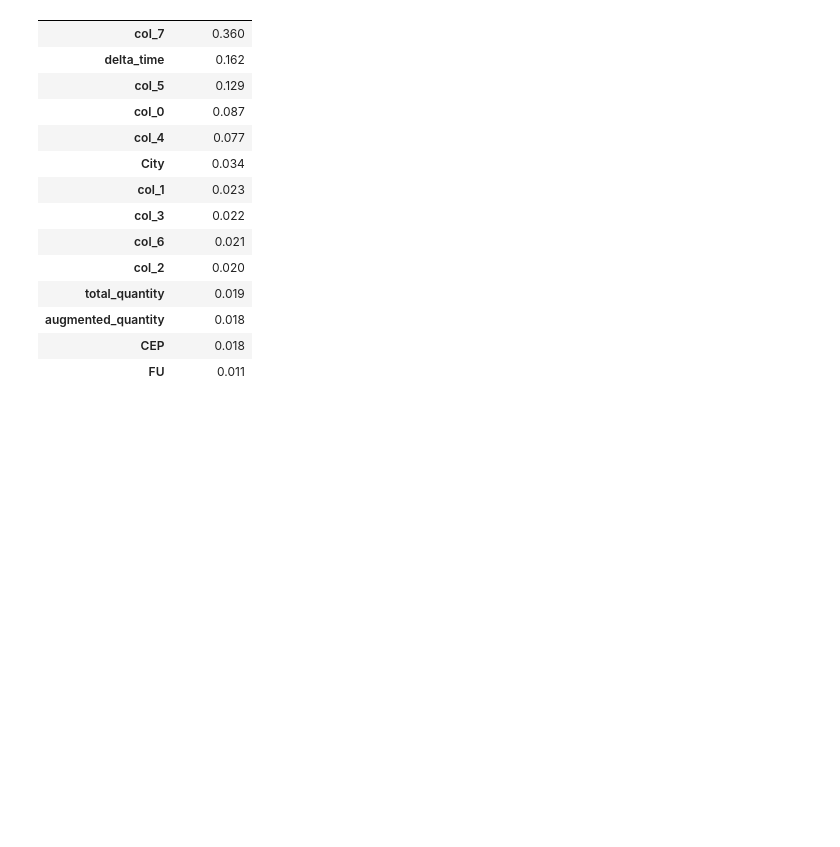
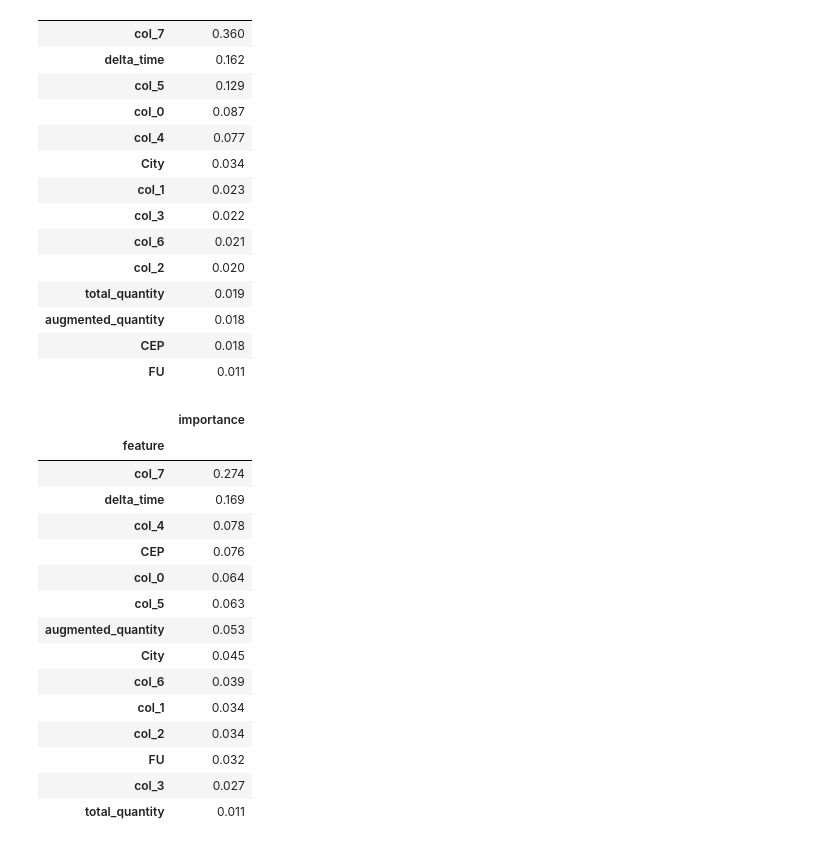
Before and after one commit to galvsoliveira/ds_challenge, a Jupyter notebook: notebooks/classification.ipynb, the cells around one changed output. Drawn from its saved outputs; the diff is of its cells as text; code cells hidden in the pictures; blank space fills up the shorter version.

```diff
--- a/notebooks/analysis.ipynb
+++ b/notebooks/classification.ipynb
@@ -539,0 +574,23 @@ importances_forest
+# %%
+# get importance from xgboost
+xgb = model[6]
+importances_xgb =  pd.DataFrame({'feature':df_undersampled.iloc[:, :-1].columns,'importance':np.round(xgb.feature_importances_,3)})
+importances_xgb = importances_xgb.sort_values('importance',ascending=False).set_index('feature')
+importances_xgb
+# %% [output]
+|  | importance |
+| feature |  |
+| col_7 | 0.274 |
+| delta_time | 0.169 |
+| col_4 | 0.078 |
+| CEP | 0.076 |
+| col_0 | 0.064 |
+| col_5 | 0.063 |
+| augmented_quantity | 0.053 |
+| City | 0.045 |
+| col_6 | 0.039 |
+| col_1 | 0.034 |
+| col_2 | 0.034 |
+| FU | 0.032 |
+| col_3 | 0.027 |
+| total_quantity | 0.011 |
```
Also changed, not shown: parts of 35 cells of this notebook.
